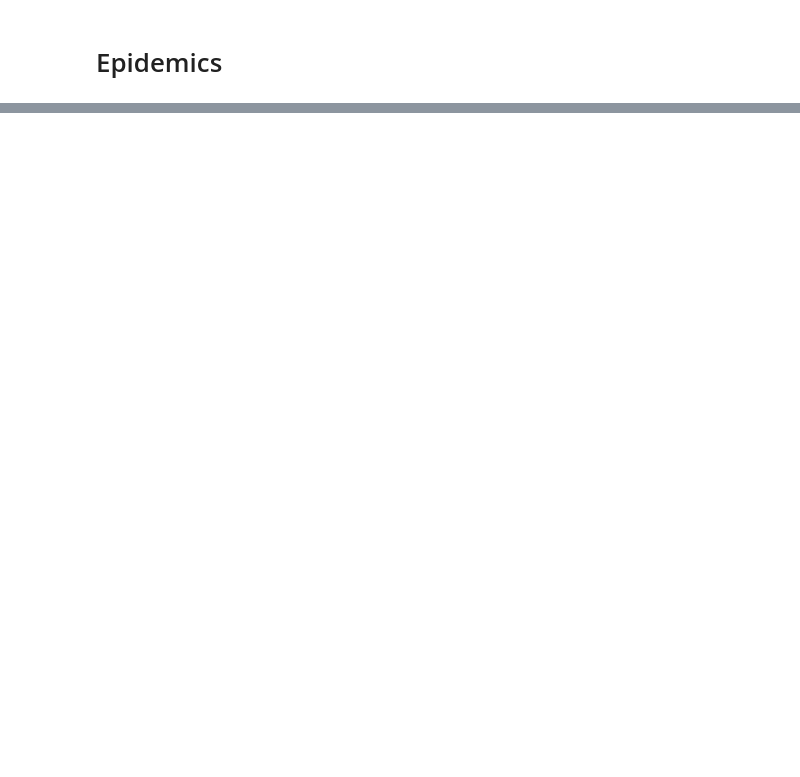
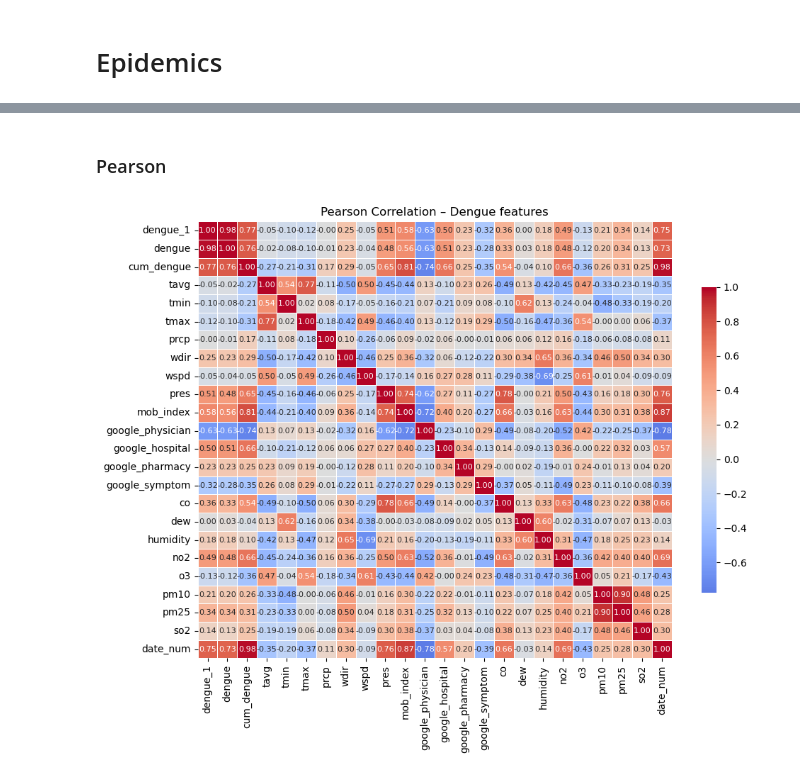
Before and after one commit to danielgvb/thesis, a Jupyter notebook: EDA/03_feature_selection.ipynb, the cells around one changed output, grey strips where cells are left out. Drawn from its saved outputs; the diff is of its cells as text; code cells hidden in the pictures; blank space fills up the shorter version.

```diff
--- a/EDA/03_feature_selection.ipynb
+++ b/EDA/03_feature_selection.ipynb
@@ -1026,0 +1090,10 @@ Selected features via PFA: ['StringencyIndex_Average', 'date_num', 'google_physi
+# %%
+epidemics = ['dengue', 'chikungunya', 'zika', 'varicella']
+for epi in epidemics:
+    df_epidemics['cum_'+ epi] = df_epidemics[epi].cumsum()
+# %%
+df_epidemics['dengue_1'] = df_epidemics['dengue'].shift(-1)
+df_epidemics['varicella_1'] = df_epidemics['varicella'].shift(-1)
+df_epidemics['chikungunya_1'] = df_epidemics['chikungunya'].shift(-1)
+df_epidemics['zika_1'] = df_epidemics['zika'].shift(-1)
+df_epidemics.dropna(subset=['dengue_1', 'varicella_1', 'chikungunya_1', 'zika_1'], inplace=True)
@@ -1026,0 +1112,5 @@ Selected features via PFA: ['StringencyIndex_Average', 'date_num', 'google_physi
+# %%
+df_dengue = df_epidemics[['dengue_1','dengue', 'cum_dengue', 'tavg', 'tmin', 'tmax', 'prcp',
+       'wdir', 'wspd', 'pres', 'mob_index', 'google_physician',
+       'google_hospital', 'google_pharmacy', 'google_symptom', 'co', 'dew',
+       'humidity', 'no2', 'o3', 'pm10', 'pm25', 'so2', 'date_num']].copy()
@@ -1026,0 +1119,4 @@ Selected features via PFA: ['StringencyIndex_Average', 'date_num', 'google_physi
+# %%
+# train test split - time series
+train_size = int(len(df_dengue) * 0.8)
+df_train, df_test = df_dengue.iloc[:train_size], df_dengue.iloc[train_size:]
@@ -1026,0 +1144,21 @@ Selected features via PFA: ['StringencyIndex_Average', 'date_num', 'google_physi
+# %% [markdown]
+### Pearson
+# %%
+
+# 2) Pearson correlation
+corr = df_train.corr(method="pearson")
+
+# 3) heatmap
+plt.figure(figsize=(10, 8))
+sns.heatmap(corr,
+            annot=True, fmt=".2f",
+            cmap="coolwarm", center=0,
+            linewidths=.5,
+            cbar_kws={"shrink": .7},
+            annot_kws={"size": 8})   # ← control annotation font size
+
+plt.title("Pearson Correlation – Dengue features")
+plt.tight_layout()
+plt.show()
+# %% [output]
+[figure, added]
```
Also changed, not shown: parts of 78 cells of this notebook, 13 other files.
